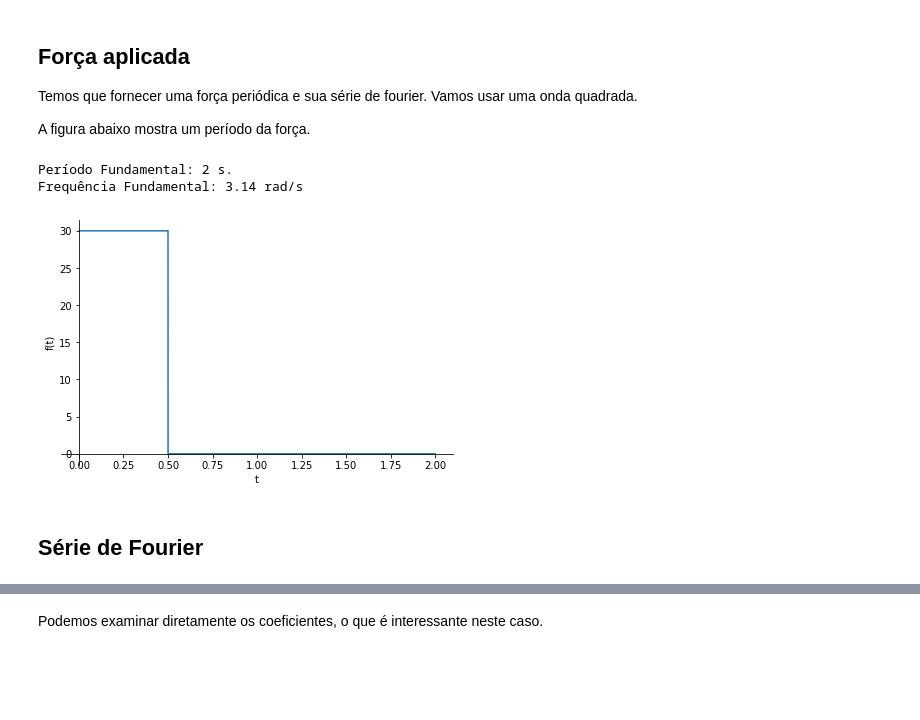
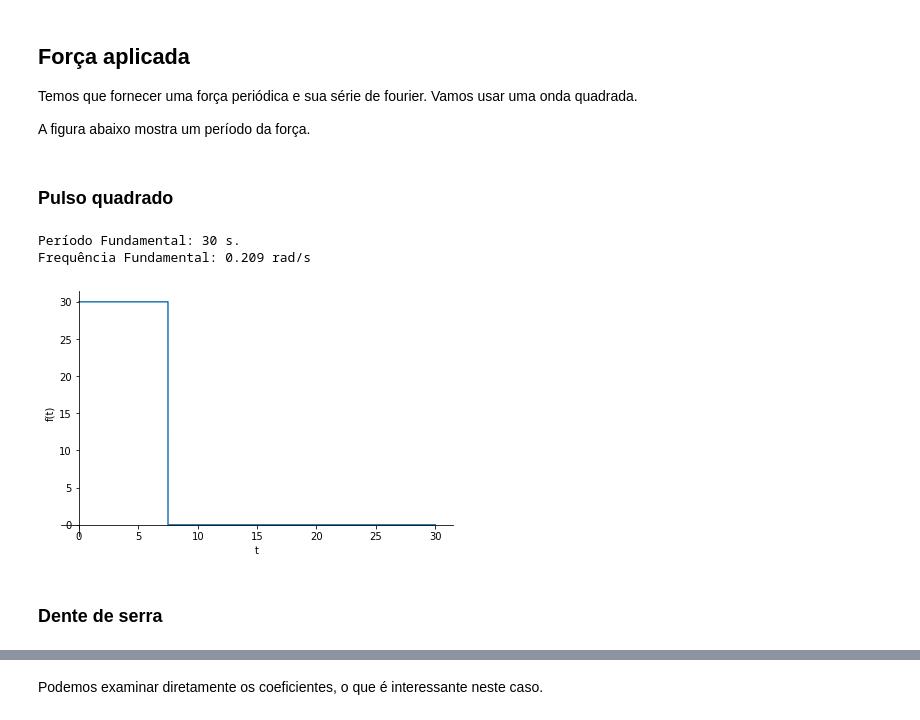
Before and after one commit to r-b-w/Notebooks-Vibracoes, a Jupyter notebook: Notebooks/RespostaViaFourierModificado.ipynb, the cells around one changed output, grey strips where cells are left out. Saved outputs shown, nothing was run; the diff lists cells and outputs as text; code cells hidden in the pictures; blank space fills up the shorter version.

Commit message:
Changed Fourier Response notebook to make it a lot simpler.

```diff
--- a/Notebooks/RespostaViaFourierModificado.ipynb
+++ b/Notebooks/RespostaViaFourierModificado.ipynb
@@ -52,19 +53,21 @@ Temos que fornecer uma força periódica e sua série de fourier.
 Vamos usar uma onda quadrada.
 
 A figura abaixo mostra um período da força.
+# %% [markdown]
+### Pulso quadrado
 # %%
-tau = 2
+tau = 30
 mag = 30
 w0 = 2*np.pi/tau
 nterm = 21             # for the numerical computation down below
 
-f = sp.Piecewise((mag, t<tau/4),(0, True))
+square_pulse = sp.Piecewise((mag, t<tau/4),(0, True))
 print(f"Período Fundamental: {tau:.3g} s.")
 print(f"Frequência Fundamental: {w0:.3g} rad/s")
-p = sp.plot(f, (t, 0, tau))
+p = sp.plot(square_pulse, (t, 0, tau))
 # %% [output]
-Período Fundamental: 2 s.
-Frequência Fundamental: 3.14 rad/s
+Período Fundamental: 30 s.
+Frequência Fundamental: 0.209 rad/s
-[figure, old version]
+[figure, new version]
 # %% [markdown]
-## Série de Fourier
+### Dente de serra
```
Also changed, not shown: parts of 36 cells of this notebook.
